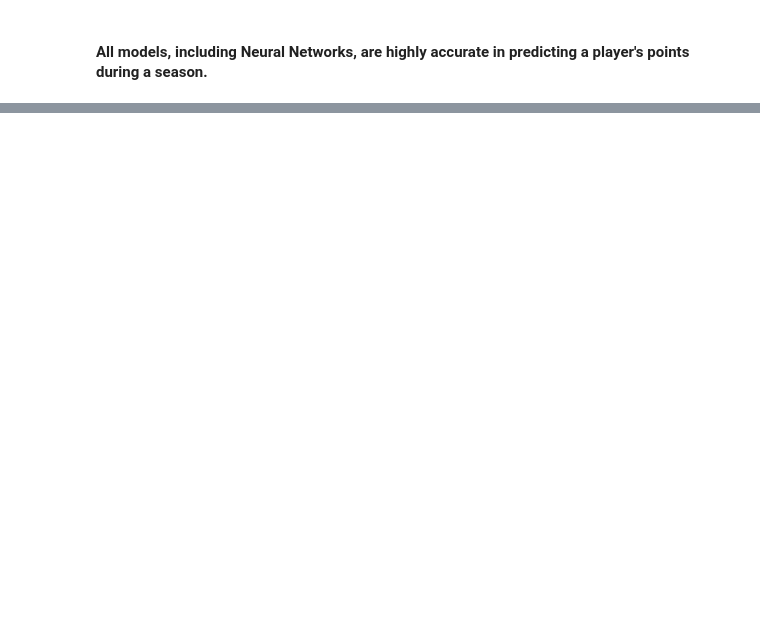
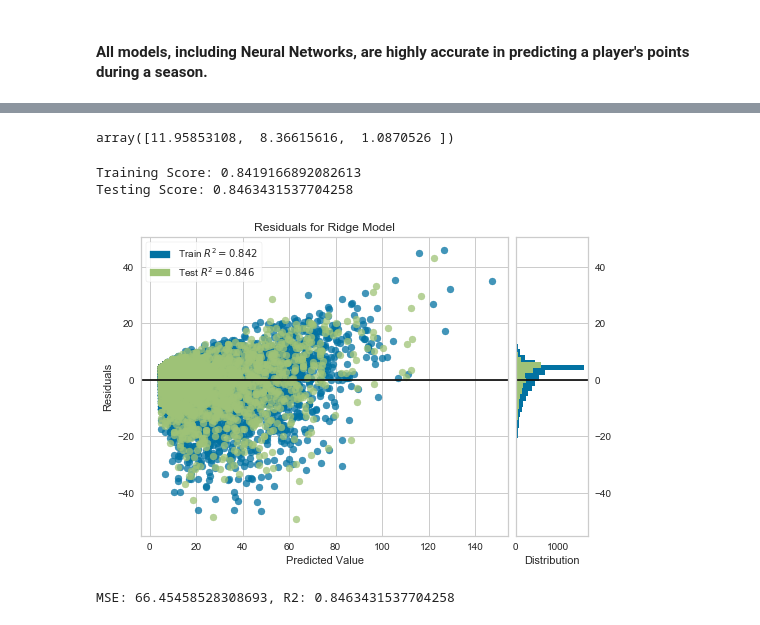
Before and after one commit to knwright/Hard_Refresh, a Jupyter notebook: NHL_Performance_Predictions.ipynb, the cells around one changed output, grey strips where cells are left out. Drawn from its saved outputs; the diff is of its cells as text; code cells hidden in the pictures; blank space fills up the shorter version.

```diff
--- a/NHL_Performance_Predictions.ipynb
+++ b/NHL_Performance_Predictions.ipynb
@@ -1058,0 +1073,23 @@ nn
+# %%
+# Assign the data to X and y, x predicts y, used model.coef_ to determine the best features
+
+X = finaldf[['EV', 'PP', 'SH']]
+y = finaldf['PTS']
+# %%
+# Use train_test_split to create training and testing data
+
+X_train, X_test, y_train, y_test = train_test_split(X, y, test_size=0.3, random_state=42)
+# %%
+# Applying standard scaling to get optimized result
+
+sc = StandardScaler()
+X_train = sc.fit_transform(X_train)
+X_test = sc.transform(X_test)
+# %%
+# Fit the model to the training data and calculate the scores for the training and testing data
+
+model = LinearRegression()
+
+model.fit(X_train, y_train)
+pred_lrm = model.predict(X_test)
+X.head(5)
@@ -1058,0 +1103,37 @@ nn
+# %%
+model.coef_
+# %% [output]
+array([11.95853108,  8.36615616,  1.0870526 ])
+# %%
+training_score = model.score(X_train, y_train)
+testing_score = model.score(X_test, y_test)
+
+print(f"Training Score: {training_score}")
+print(f"Testing Score: {testing_score}")
+# %% [output]
+Training Score: 0.8419166892082613
+Testing Score: 0.8463431537704258
+# %%
+ # Plot the Residuals for Ridge Model
+from sklearn.linear_model import Ridge
+from yellowbrick.regressor import ResidualsPlot
+
+# Instantiate the linear model and visualizer
+ridge = Ridge()
+visualizer = ResidualsPlot(ridge)
+
+visualizer.fit(X_train, y_train)
+visualizer.score(X_test, y_test)
+visualizer.poof()
+# %% [output]
+[figure, added]
+# %%
+from sklearn.metrics import mean_squared_error
+
+predictions = model.predict(X_test)
+MSE = mean_squared_error(y_test, predictions)
+r2 = model.score(X_test, y_test)
+
+print(f"MSE: {MSE}, R2: {r2}")
+# %% [output]
+MSE: 66.45458528308693, R2: 0.8463431537704258
```
Also changed, not shown: parts of 10 cells of this notebook.
